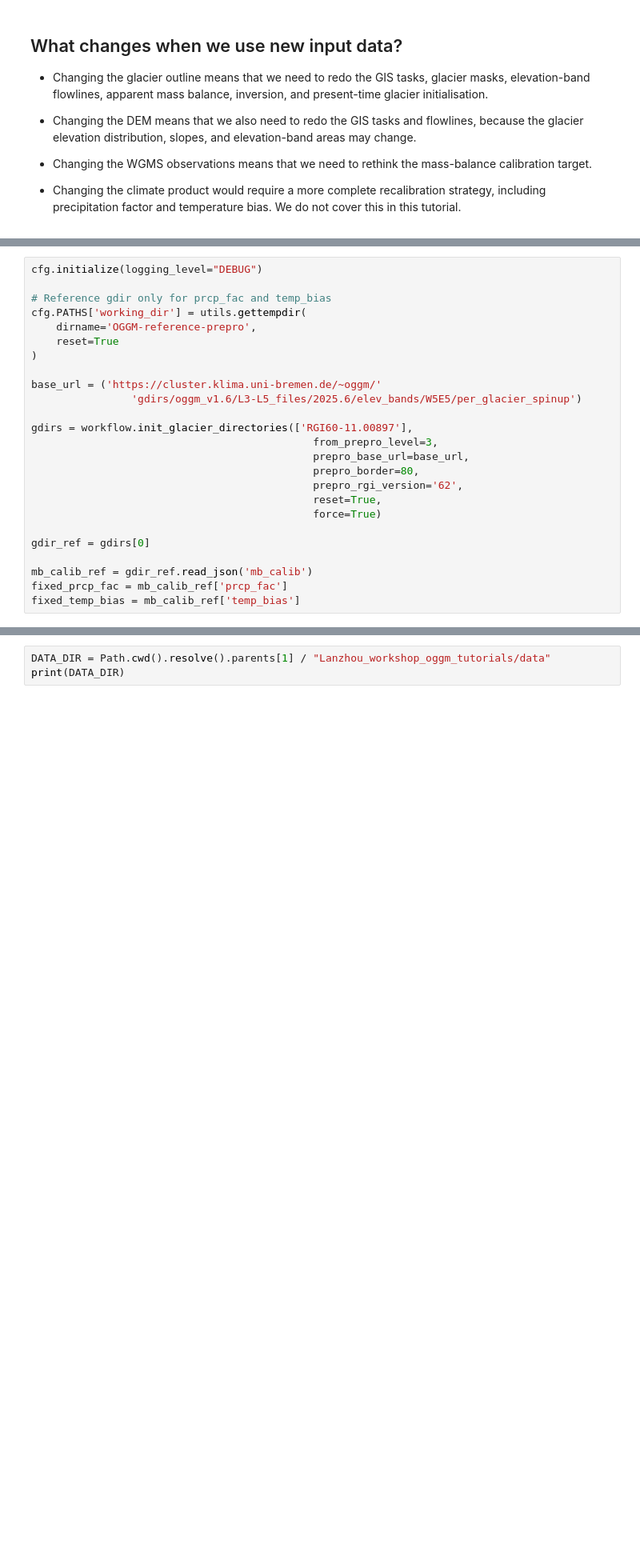
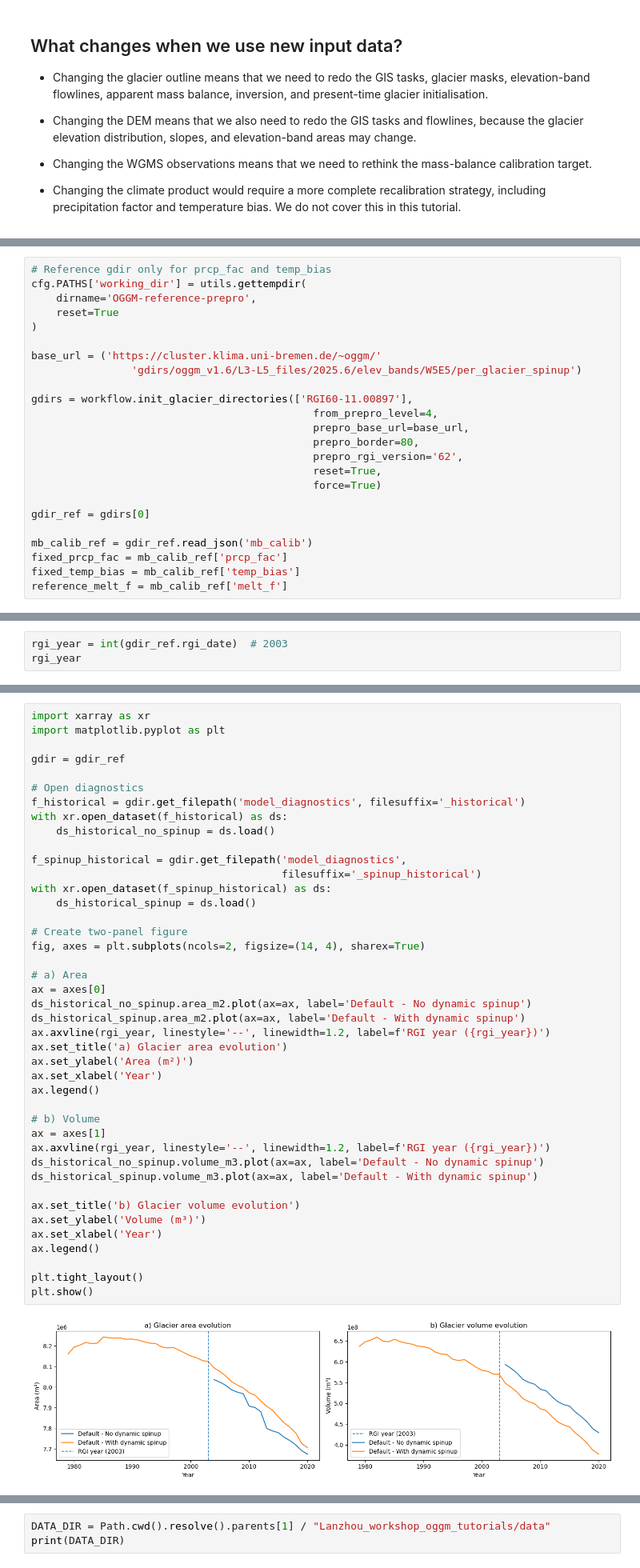
Before and after one commit to bearecinos/Lanzhou_workshop_oggm_tutorials, a Jupyter notebook: advance/OGGM_workflow_customise_to_different_gis_inputs.ipynb, the cells around one changed output, grey strips where cells are left out. Shown at 80% size. Saved outputs shown, nothing was run; the diff lists cells and outputs as text; blank space fills up the shorter version.

```diff
--- a/advance/OGGM_workflow_customise_to_different_gis_inputs.ipynb
+++ b/advance/OGGM_workflow_customise_to_different_gis_inputs.ipynb
@@ -44,6 +76,4 @@ log = logging.getLogger(__name__)
 # %%
-cfg.initialize(logging_level="DEBUG")
-
 # Reference gdir only for prcp_fac and temp_bias
 cfg.PATHS['working_dir'] = utils.gettempdir(
     dirname='OGGM-reference-prepro',
@@ -54,7 +84,7 @@ base_url = ('https://cluster.klima.uni-bremen.de/~oggm/'
                 'gdirs/oggm_v1.6/L3-L5_files/2025.6/elev_bands/W5E5/per_glacier_spinup')
 
 gdirs = workflow.init_glacier_directories(['RGI60-11.00897'],
-                                             from_prepro_level=3,
+                                             from_prepro_level=4,
                                              prepro_base_url=base_url,
                                              prepro_border=80,
                                              prepro_rgi_version='62',
@@ -66,4 +96,5 @@ gdir_ref = gdirs[0]
 mb_calib_ref = gdir_ref.read_json('mb_calib')
 fixed_prcp_fac = mb_calib_ref['prcp_fac']
 fixed_temp_bias = mb_calib_ref['temp_bias']
+reference_melt_f = mb_calib_ref['melt_f']
 # %% [output]
@@ -76,0 +150,3 @@ fixed_temp_bias = mb_calib_ref['temp_bias']
+# %%
+rgi_year = int(gdir_ref.rgi_date)  # 2003
+rgi_year
@@ -76,0 +157,44 @@ fixed_temp_bias = mb_calib_ref['temp_bias']
+# %%
+import xarray as xr
+import matplotlib.pyplot as plt
+
+gdir = gdir_ref
+
+# Open diagnostics
+f_historical = gdir.get_filepath('model_diagnostics', filesuffix='_historical')
+with xr.open_dataset(f_historical) as ds:
+    ds_historical_no_spinup = ds.load()
+
+f_spinup_historical = gdir.get_filepath('model_diagnostics',
+                                        filesuffix='_spinup_historical')
+with xr.open_dataset(f_spinup_historical) as ds:
+    ds_historical_spinup = ds.load()
+
+# Create two-panel figure
+fig, axes = plt.subplots(ncols=2, figsize=(14, 4), sharex=True)
+
+# a) Area
+ax = axes[0]
+ds_historical_no_spinup.area_m2.plot(ax=ax, label='Default - No dynamic spinup')
+ds_historical_spinup.area_m2.plot(ax=ax, label='Default - With dynamic spinup')
+ax.axvline(rgi_year, linestyle='--', linewidth=1.2, label=f'RGI year ({rgi_year})')
+ax.set_title('a) Glacier area evolution')
+ax.set_ylabel('Area (m²)')
+ax.set_xlabel('Year')
+ax.legend()
+
+# b) Volume
+ax = axes[1]
+ax.axvline(rgi_year, linestyle='--', linewidth=1.2, label=f'RGI year ({rgi_year})')
+ds_historical_no_spinup.volume_m3.plot(ax=ax, label='Default - No dynamic spinup')
+ds_historical_spinup.volume_m3.plot(ax=ax, label='Default - With dynamic spinup')
+
+ax.set_title('b) Glacier volume evolution')
+ax.set_ylabel('Volume (m³)')
+ax.set_xlabel('Year')
+ax.legend()
+
+plt.tight_layout()
+plt.show()
+# %% [output]
+[figure, added]
```
Also changed, not shown: parts of 114 cells of this notebook, 5 other files.
